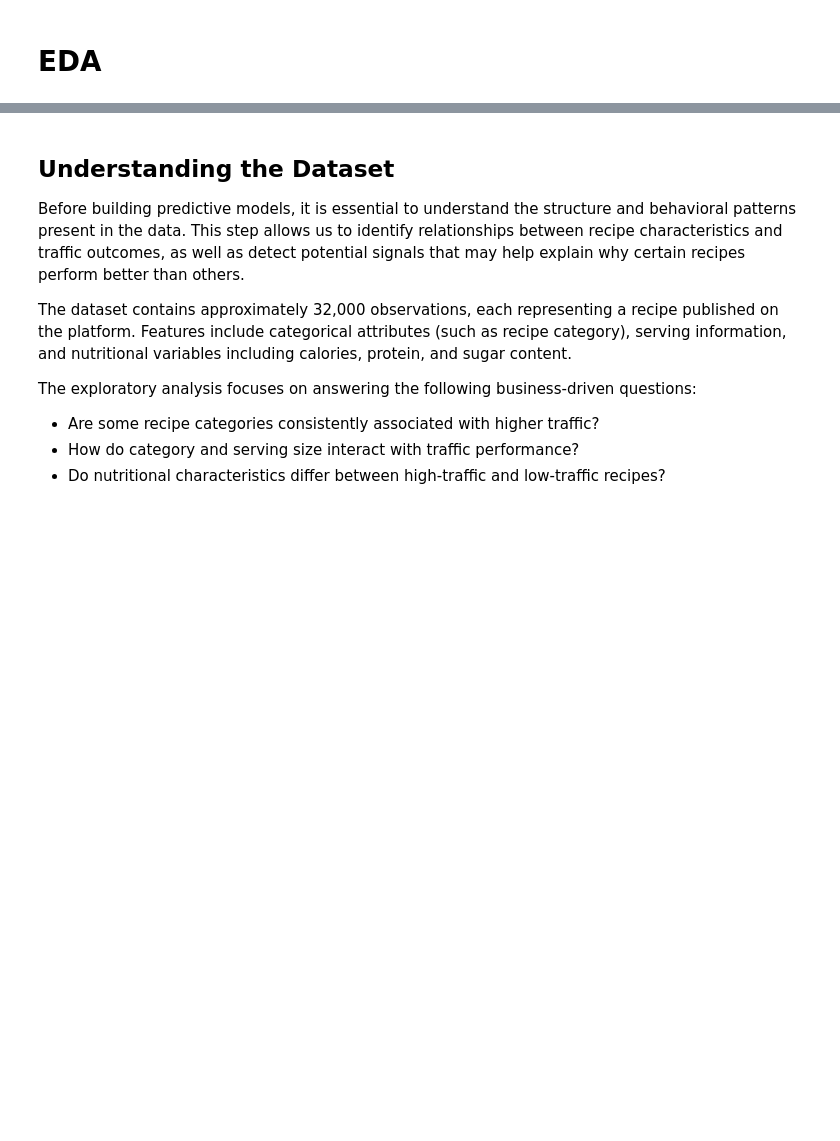
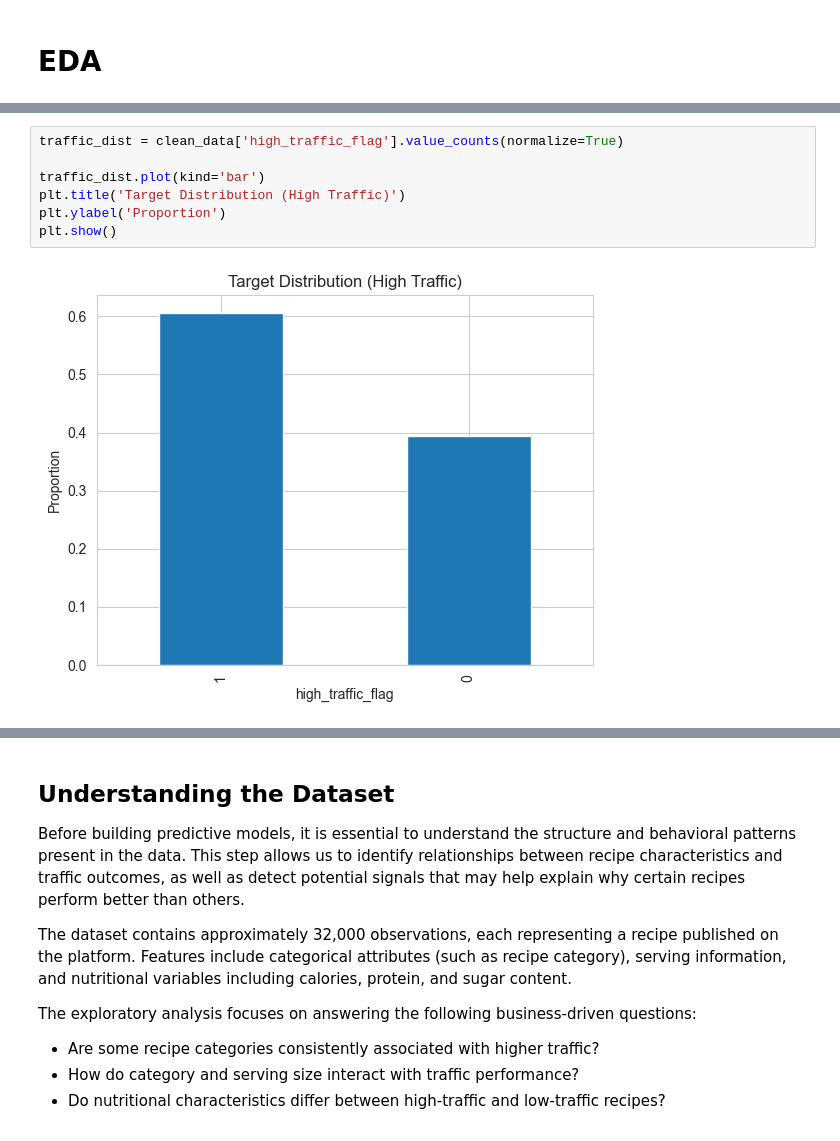
Before and after one commit to hectoras20/py-projects, a Jupyter notebook: content_promotion_risk_modeling/recipes_model_analysis.ipynb, the cells around one changed output, grey strips where cells are left out. Drawn from its saved outputs; the diff is of its cells as text; blank space fills up the shorter version.

```diff
--- a/content_promotion_risk_modeling/recipes_model_analysis.ipynb
+++ b/content_promotion_risk_modeling/recipes_model_analysis.ipynb
@@ -261,0 +279,9 @@ Countplot loan status
+# %%
+traffic_dist = clean_data['high_traffic_flag'].value_counts(normalize=True)
+
+traffic_dist.plot(kind='bar')
+plt.title('Target Distribution (High Traffic)')
+plt.ylabel('Proportion')
+plt.show()
+# %% [output]
+[figure, added]
```
Also changed, not shown: parts of 55 cells of this notebook, 6 other files.
